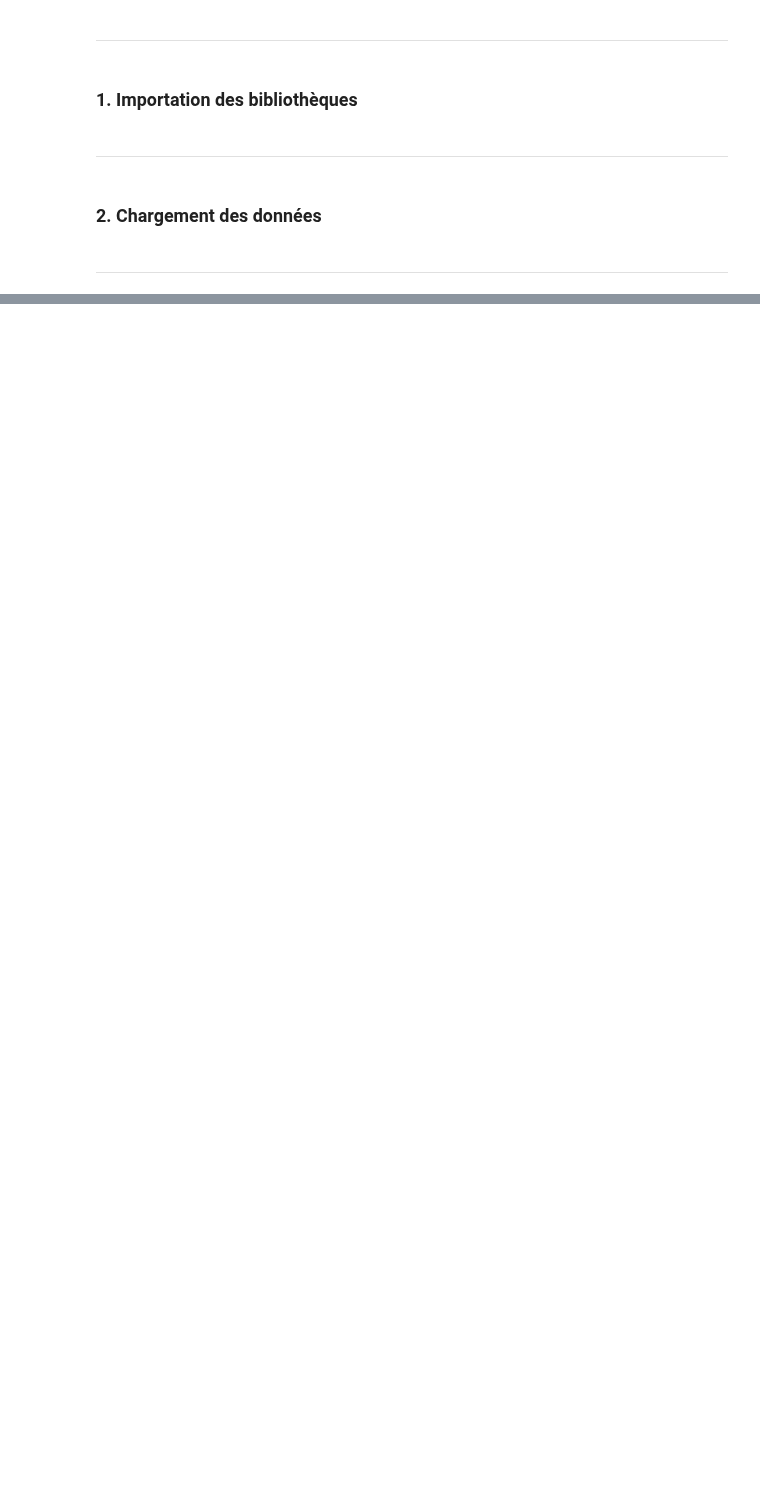
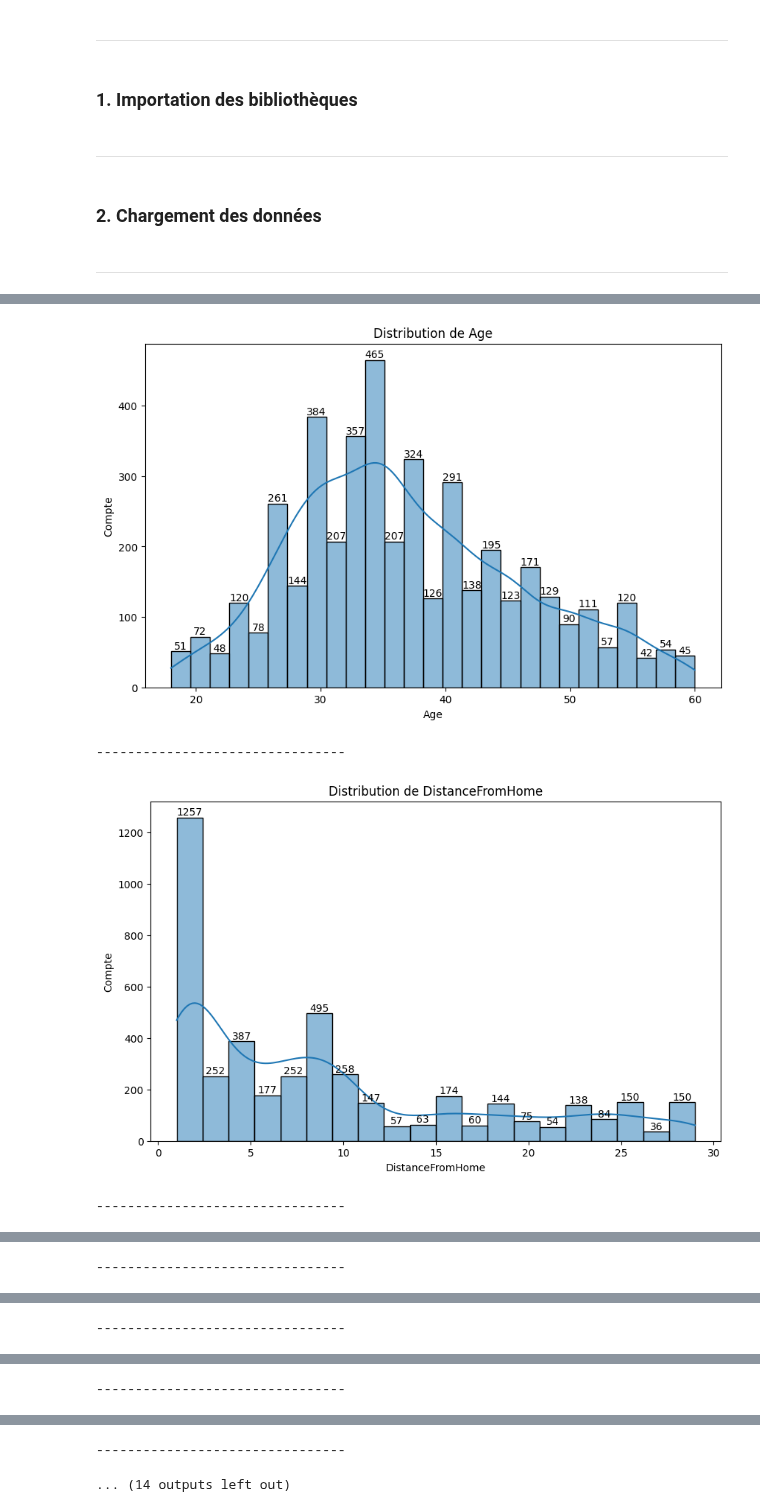
Before and after one commit to warren-gaure/projet-ia, a Jupyter notebook: notebooks/eda_general.ipynb, the cells around one changed output, grey strips where cells are left out. Cells and saved outputs as stored; diff of their text form; code cells hidden in the pictures; blank space fills up the shorter version.

Commit message:
EDA General Revamp WIP

```diff
--- a/notebooks/eda_general.ipynb
+++ b/notebooks/eda_general.ipynb
@@ -273,0 +56,4 @@ for column in numerical_columns:
+# %%
+print("Nombre de valeurs uniques par colonne :")
+for column in general_data.columns:
+    print(f"- {column} : {general_data[column].nunique()} valeurs uniques")
@@ -273,0 +111,7 @@ for column in numerical_columns:
+# %%
+if general_data.duplicated().sum() > 0:
+    print(f"Nombre de valeurs dupliquées : {general_data.duplicated().sum()}")
+    general_data = general_data.drop_duplicates()
+    print(f"Nombre de lignes après suppression des doublons : {general_data.shape[0]}")
+else:
+    print("Il n'y a pas de valeurs dupliquées dans le dataset")
@@ -273,0 +124,12 @@ for column in numerical_columns:
+# %%
+numerical_columns = general_data.select_dtypes(include=['int64', 'float64']).columns
+
+for column in numerical_columns:
+    invalid_values = general_data[column].apply(lambda x: isinstance(x, (str)))
+    if invalid_values.any():
+        print(f"La colonne {column} contient des valeurs non numériques :")
+        print(general_data[invalid_values][column])
+        print(DELIMITER)
+
+if not invalid_values.any():
+    print("Aucune valeur non numérique a été trouvée dans les colonnes numériques")
@@ -273,0 +138,7 @@ for column in numerical_columns:
+# %%
+categorical_columns = general_data.select_dtypes(include=['object']).columns
+
+for column in categorical_columns:
+    print(f"Vérification des valeurs uniques dans la colonne {column}")
+    print(general_data[column].unique())
+    print(DELIMITER)
@@ -273,0 +237,19 @@ for column in numerical_columns:
+# %%
+for column in numerical_columns:
+    plt.figure(figsize=(10, 6))
+    ax = sns.histplot(general_data[column], kde=True)
+    plt.title(f'Distribution de {column}')
+    plt.xlabel(column)
+    plt.ylabel('Compte')
+
+    # Ajouter les valeurs sur le graphe
+    for i in ax.containers:
+        ax.bar_label(i)
+
+    plt.show()
+    print(DELIMITER)
+# %% [output]
+[figure, added]
+--------------------------------
+[figure, added]
+--------------------------------
@@ -273,0 +257 @@ for column in numerical_columns:
+--------------------------------
@@ -273,0 +259 @@ for column in numerical_columns:
+--------------------------------
@@ -273,0 +261 @@ for column in numerical_columns:
+--------------------------------
@@ -273,0 +263,2 @@ for column in numerical_columns:
+--------------------------------
+... (14 outputs left out)
```
Also changed, not shown: parts of 110 cells of this notebook.
